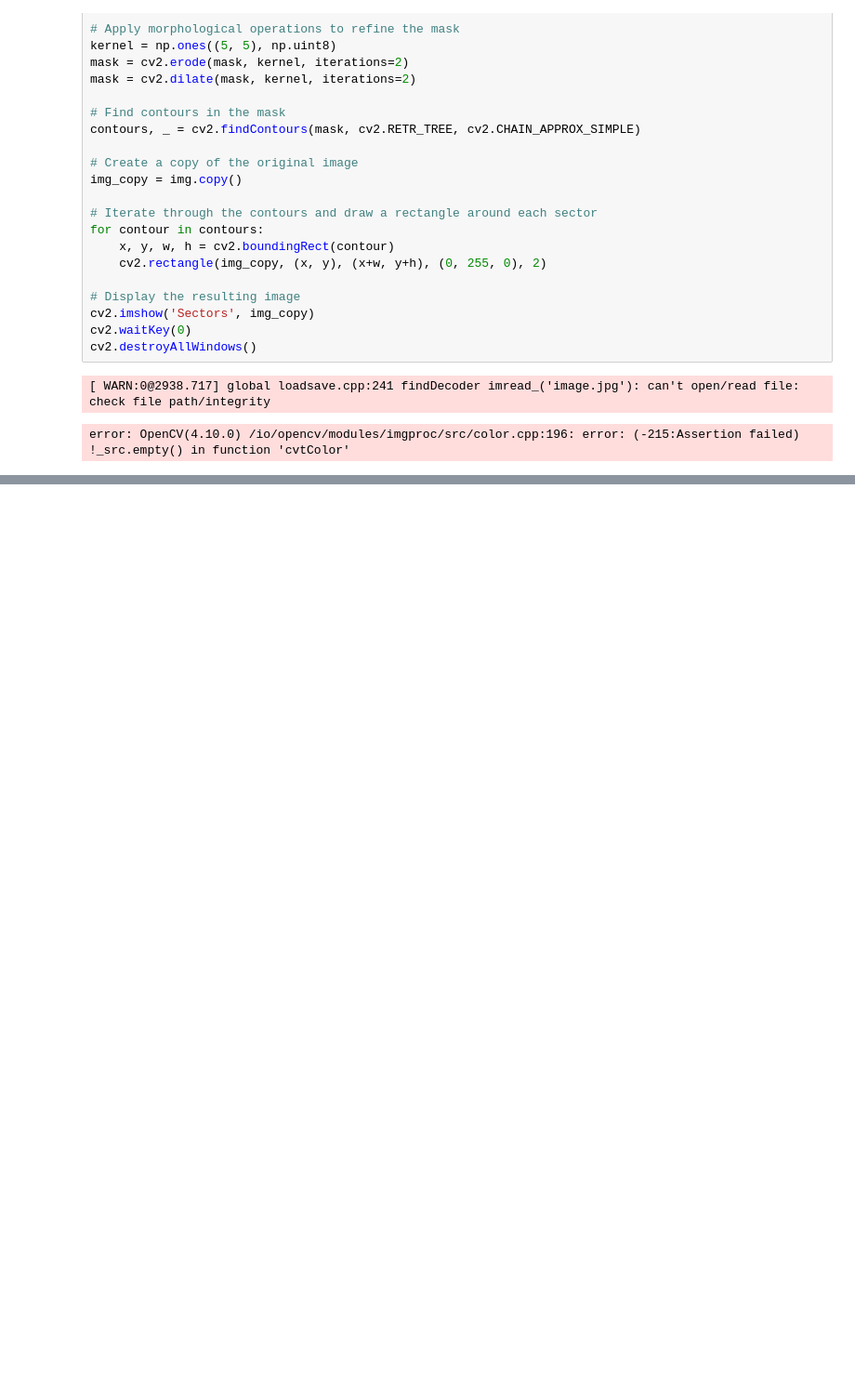
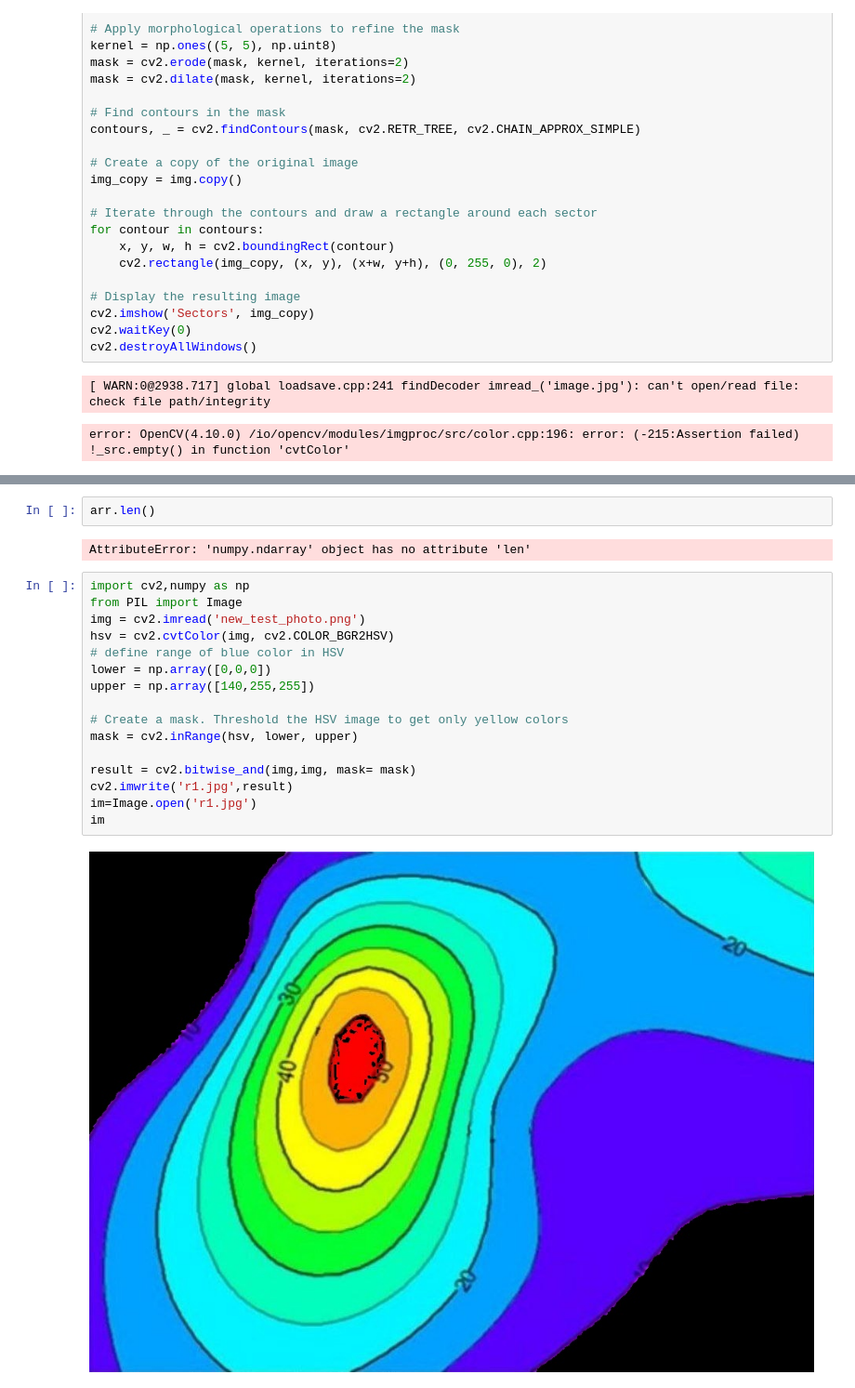
Before and after one commit to egor00777/BlackGold, a Jupyter notebook: neft.ipynb, the cells around one changed output, grey strips where cells are left out. Shown at 93% size. Saved outputs shown, nothing was run; the diff lists cells and outputs as text; blank space fills up the shorter version.

```diff
--- a/neft.ipynb
+++ b/neft.ipynb
@@ -67,0 +152,22 @@ error: OpenCV(4.10.0) /io/opencv/modules/imgproc/src/color.cpp:196: error: (-215
+# %%
+arr.len()
+# %% [output]
+AttributeError: 'numpy.ndarray' object has no attribute 'len'
+# %%
+import cv2,numpy as np
+from PIL import Image
+img = cv2.imread('new_test_photo.png')
+hsv = cv2.cvtColor(img, cv2.COLOR_BGR2HSV)
+# define range of blue color in HSV
+lower = np.array([0,0,0])
+upper = np.array([140,255,255])
+
+# Create a mask. Threshold the HSV image to get only yellow colors
+mask = cv2.inRange(hsv, lower, upper)
+
+result = cv2.bitwise_and(img,img, mask= mask)
+cv2.imwrite('r1.jpg',result)
+im=Image.open('r1.jpg')
+im
+# %% [output]
+[figure, added]
```
Also changed, not shown: parts of 28 cells of this notebook, 5 other files.
